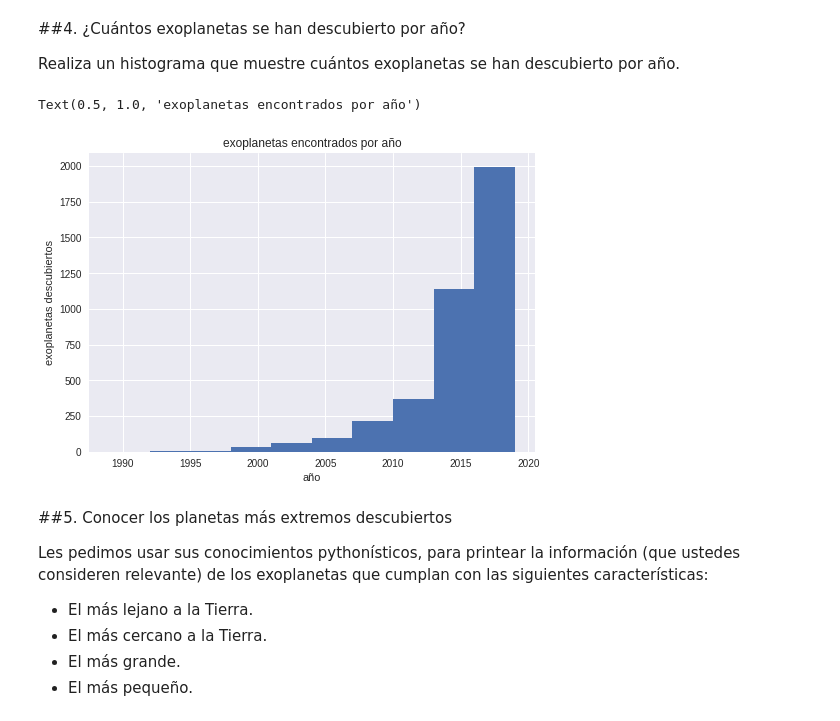
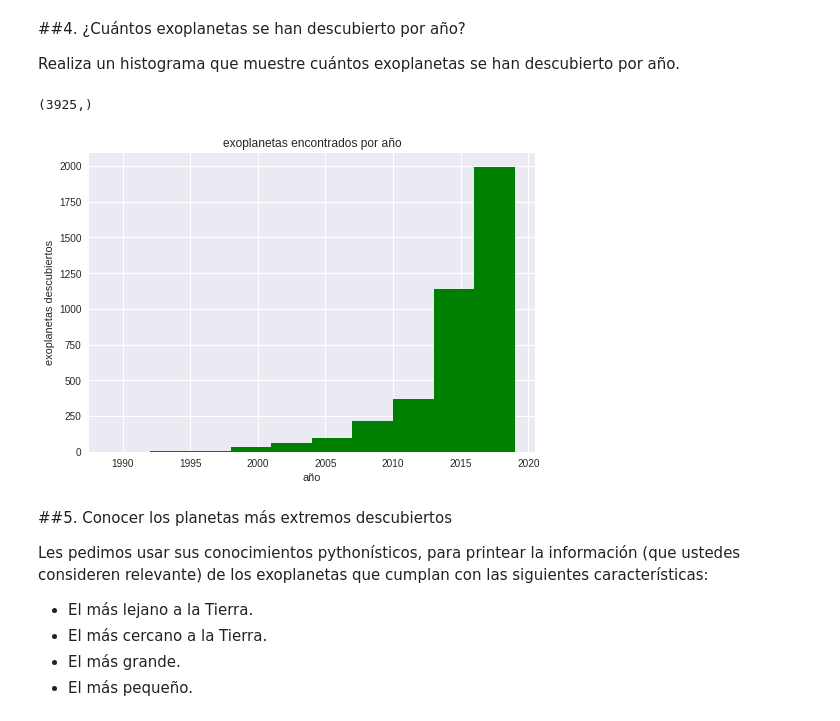
Before and after one commit to felipe34asaav/minitarea3, a Jupyter notebook: minitarea3.ipynb, the cells around one changed output. Cells and saved outputs as stored; diff of their text form; code cells hidden in the pictures.

```diff
--- a/minitarea3.ipynb
+++ b/minitarea3.ipynb
@@ -212,13 +212,14 @@ Realiza un histograma que muestre cuántos exoplanetas se han descubierto por a
 # %%
 # Hacer histograma
 
-plt.hist(dt["pl_disc"])
+plt.hist(dt["pl_disc"],color="green")
 plt.xlabel("año")
 plt.ylabel("exoplanetas descubiertos")
 plt.title("exoplanetas encontrados por año")
+print(dt["pl_disc"].shape)
 # %% [output]
-Text(0.5, 1.0, 'exoplanetas encontrados por año')
+(3925,)
-[figure, old version]
+[figure, new version]
 # %% [markdown]
 ##5. Conocer los planetas más extremos descubiertos
 
```
Also changed, not shown: parts of 3 cells of this notebook.
